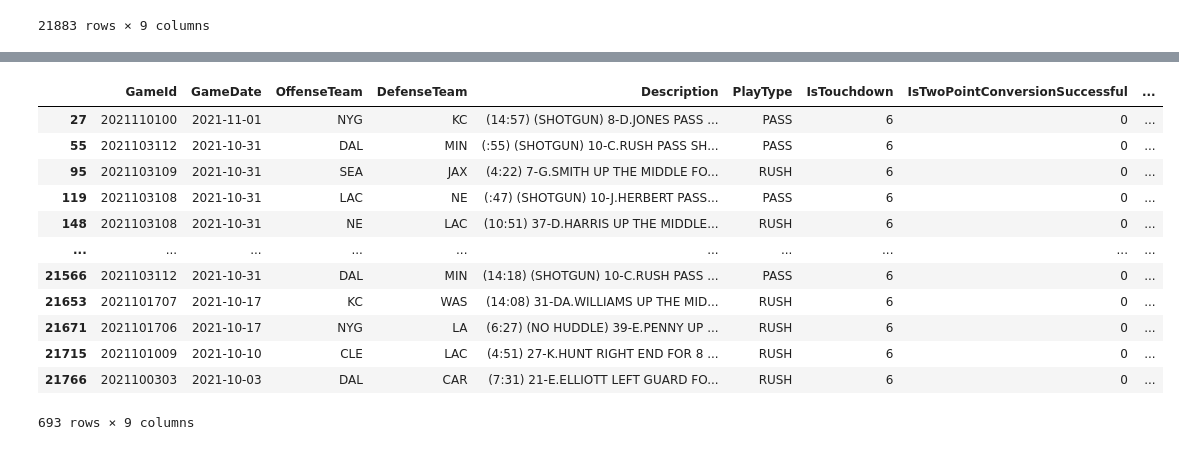
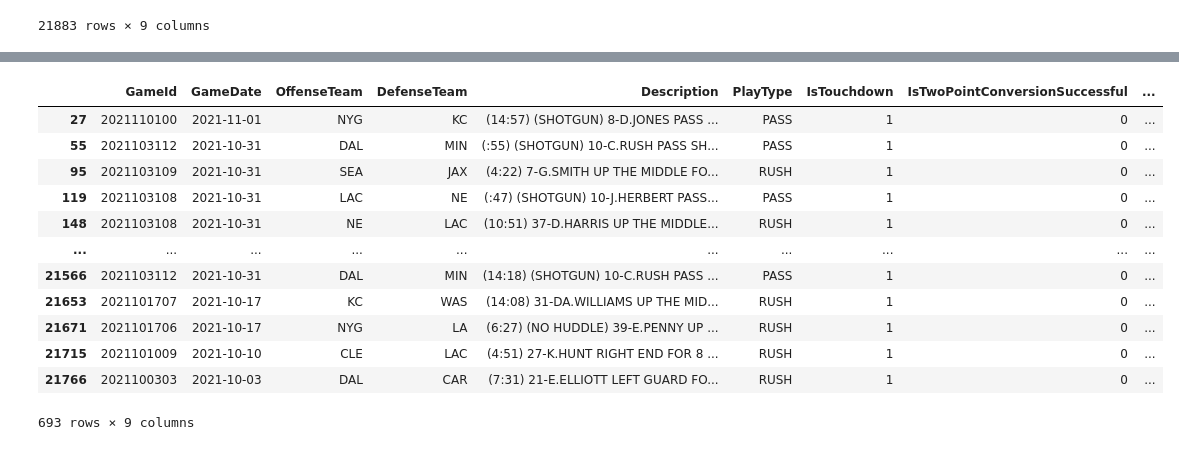
Before and after one commit to dianaquinterol/MujeresDigitales, a Jupyter notebook: ProyectoNFL.ipynb, the cells around one changed output, grey strips where cells are left out. Drawn from its saved outputs; the diff is of its cells as text; code cells hidden in the pictures.

```diff
--- a/ProyectoNFL.ipynb
+++ b/ProyectoNFL.ipynb
@@ -114,16 +148,17 @@ game[(game["PlayType"]=="FIELD GOAL") & (game["Description"].str.contains("IS GO
 # %%
-[(game["IsTouchdown"] == 1 ) & (game["IsNoPlay"]== 0)].replace(1, 6)
+game1=game[(game["IsTouchdown"] == 1 ) & (game["IsNoPlay"]== 0)]
+game1
 # %% [output]
 |  | GameId | GameDate | OffenseTeam | DefenseTeam | Description | PlayType | IsTouchdown | IsTwoPointConversionSuccessful | ... |
-| 27 | 2021110100 | 2021-11-01 | NYG | KC | (14:57) (SHOTGUN) 8-D.JONES PASS ... | PASS | 6 | 0 | ... |
-| 55 | 2021103112 | 2021-10-31 | DAL | MIN | (:55) (SHOTGUN) 10-C.RUSH PASS SH... | PASS | 6 | 0 | ... |
-| 95 | 2021103109 | 2021-10-31 | SEA | JAX | (4:22) 7-G.SMITH UP THE MIDDLE FO... | RUSH | 6 | 0 | ... |
-| 119 | 2021103108 | 2021-10-31 | LAC | NE | (:47) (SHOTGUN) 10-J.HERBERT PASS... | PASS | 6 | 0 | ... |
-| 148 | 2021103108 | 2021-10-31 | NE | LAC | (10:51) 37-D.HARRIS UP THE MIDDLE... | RUSH | 6 | 0 | ... |
+| 27 | 2021110100 | 2021-11-01 | NYG | KC | (14:57) (SHOTGUN) 8-D.JONES PASS ... | PASS | 1 | 0 | ... |
+| 55 | 2021103112 | 2021-10-31 | DAL | MIN | (:55) (SHOTGUN) 10-C.RUSH PASS SH... | PASS | 1 | 0 | ... |
+| 95 | 2021103109 | 2021-10-31 | SEA | JAX | (4:22) 7-G.SMITH UP THE MIDDLE FO... | RUSH | 1 | 0 | ... |
+| 119 | 2021103108 | 2021-10-31 | LAC | NE | (:47) (SHOTGUN) 10-J.HERBERT PASS... | PASS | 1 | 0 | ... |
+| 148 | 2021103108 | 2021-10-31 | NE | LAC | (10:51) 37-D.HARRIS UP THE MIDDLE... | RUSH | 1 | 0 | ... |
 | ... | ... | ... | ... | ... | ... | ... | ... | ... | ... |
-| 21566 | 2021103112 | 2021-10-31 | DAL | MIN | (14:18) (SHOTGUN) 10-C.RUSH PASS ... | PASS | 6 | 0 | ... |
-| 21653 | 2021101707 | 2021-10-17 | KC | WAS | (14:08) 31-DA.WILLIAMS UP THE MID... | RUSH | 6 | 0 | ... |
-| 21671 | 2021101706 | 2021-10-17 | NYG | LA | (6:27) (NO HUDDLE) 39-E.PENNY UP ... | RUSH | 6 | 0 | ... |
-| 21715 | 2021101009 | 2021-10-10 | CLE | LAC | (4:51) 27-K.HUNT RIGHT END FOR 8 ... | RUSH | 6 | 0 | ... |
-| 21766 | 2021100303 | 2021-10-03 | DAL | CAR | (7:31) 21-E.ELLIOTT LEFT GUARD FO... | RUSH | 6 | 0 | ... |
+| 21566 | 2021103112 | 2021-10-31 | DAL | MIN | (14:18) (SHOTGUN) 10-C.RUSH PASS ... | PASS | 1 | 0 | ... |
+| 21653 | 2021101707 | 2021-10-17 | KC | WAS | (14:08) 31-DA.WILLIAMS UP THE MID... | RUSH | 1 | 0 | ... |
+| 21671 | 2021101706 | 2021-10-17 | NYG | LA | (6:27) (NO HUDDLE) 39-E.PENNY UP ... | RUSH | 1 | 0 | ... |
+| 21715 | 2021101009 | 2021-10-10 | CLE | LAC | (4:51) 27-K.HUNT RIGHT END FOR 8 ... | RUSH | 1 | 0 | ... |
+| 21766 | 2021100303 | 2021-10-03 | DAL | CAR | (7:31) 21-E.ELLIOTT LEFT GUARD FO... | RUSH | 1 | 0 | ... |
 693 rows × 9 columns
```
Also changed, not shown: parts of 14 cells of this notebook.
